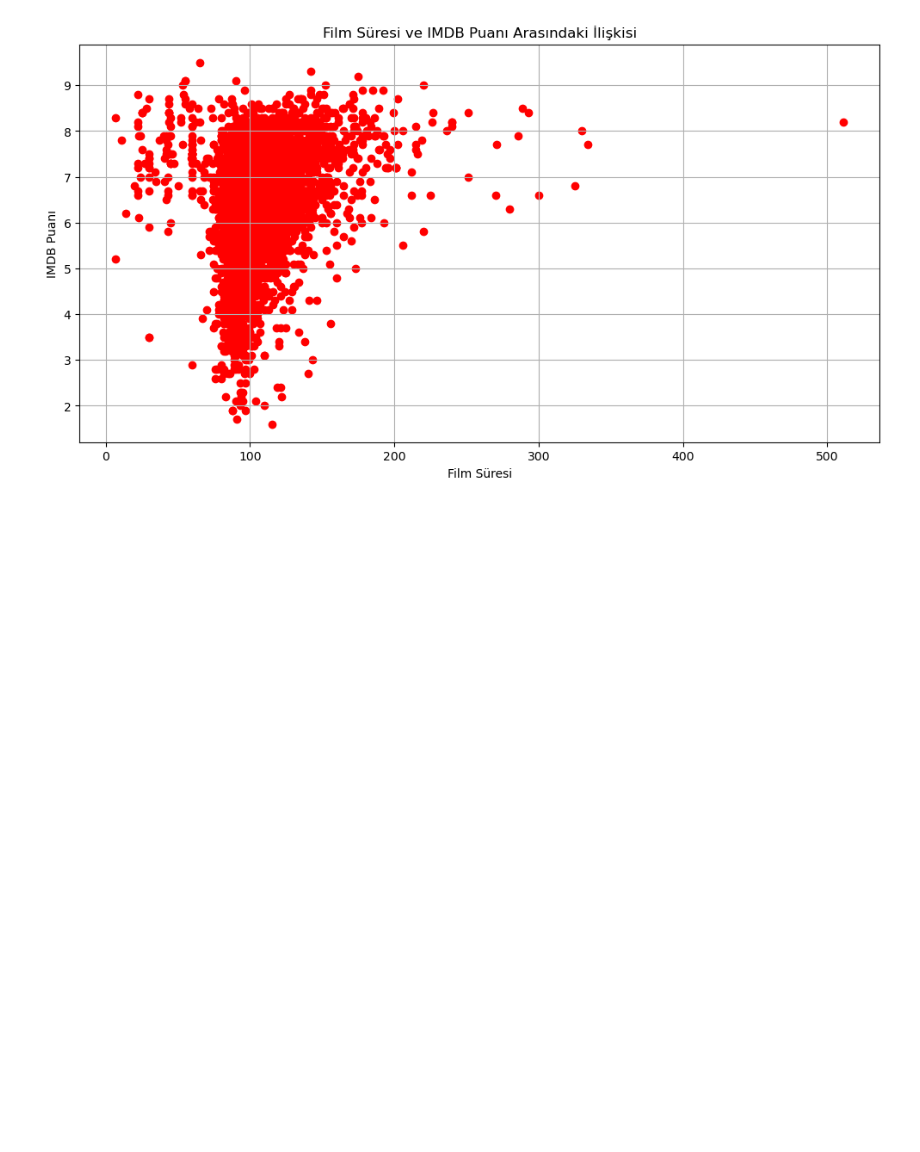
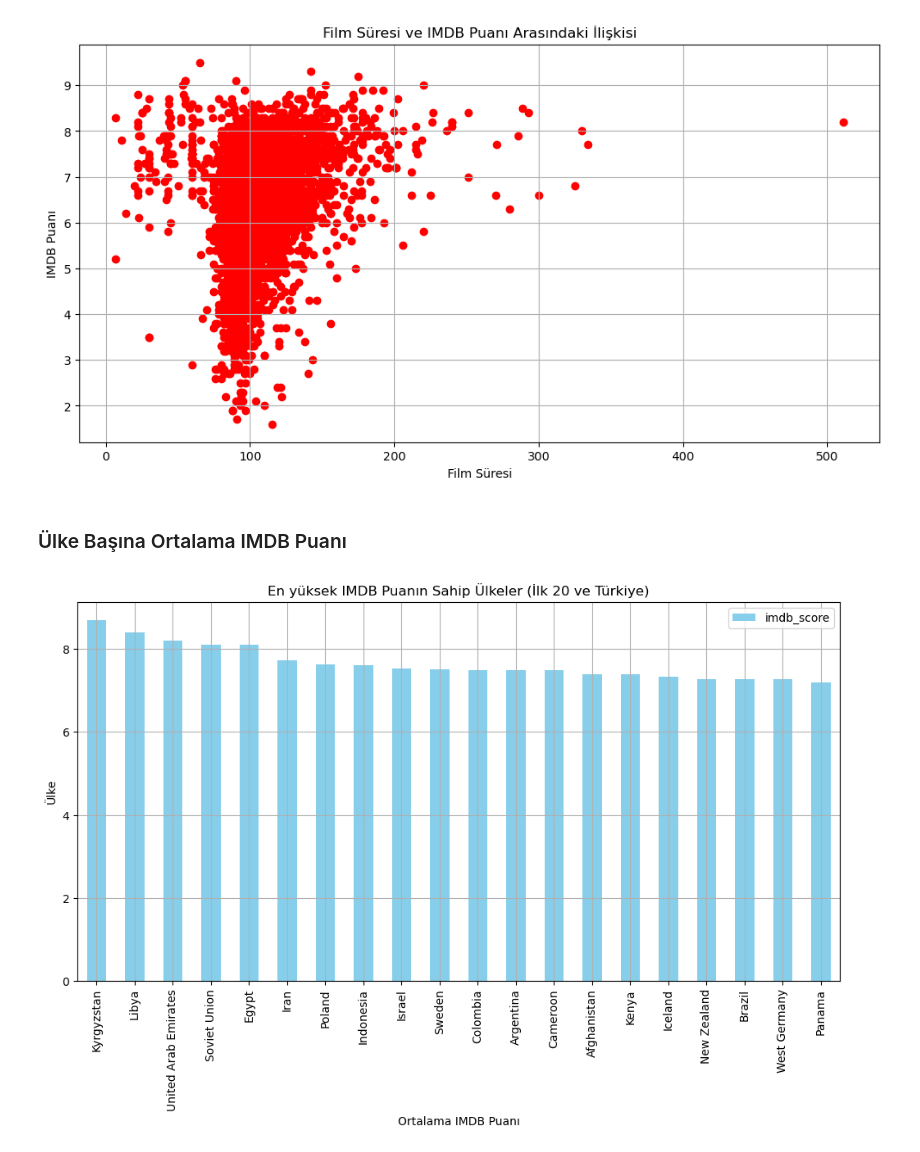
Before and after one commit to suleymanssardogan/IMDb-Movie-Analysis, a Jupyter notebook: IMDB_Movie_Analysis.ipynb, the cells around one changed output. Saved outputs shown, nothing was run; the diff lists cells and outputs as text; code cells hidden in the pictures; blank space fills up the shorter version.

Commit message:
IMDb Movie Analysis: Added new features and visualizations

```diff
--- a/IMDB_Movie_Analysis.ipynb
+++ b/IMDB_Movie_Analysis.ipynb
@@ -341,3 +341,26 @@ plt.grid(True)
 plt.show()
 # %% [output]
 [figure]
+# %% [markdown]
+### Ülke Başına Ortalama IMDB Puanı
+# %%
+#Ülkere göre IMDB Puan Ortalamalarını Al
+country_avg_imdb = df.groupby("country")["imdb_score"].mean().sort_values(ascending=False)
+#Türkiye'nin IMDB Puanı
+
+plt.figure(figsize=(12,6))
+#İl 20 ülkeyi çiz
+country_avg_imdb.head(20).plot(kind="bar",color="skyblue")
+
+
+plt.xlabel("Ortalama IMDB Puanı")
+plt.ylabel("Ülke")
+plt.title("En yüksek IMDB Puanın Sahip Ülkeler (İlk 20 ve Türkiye)")
+
+#Verilerin ayır edilebilmesi için legend
+plt.legend()
+#Izgara
+plt.grid(True)
+plt.show()
+# %% [output]
+[figure, added]
```
Also changed, not shown: parts of 15 cells of this notebook.
